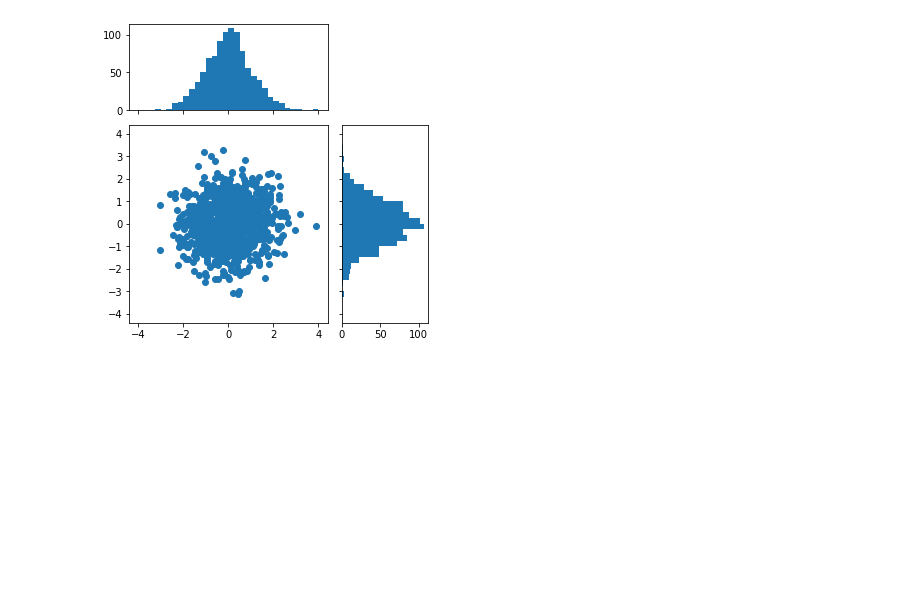
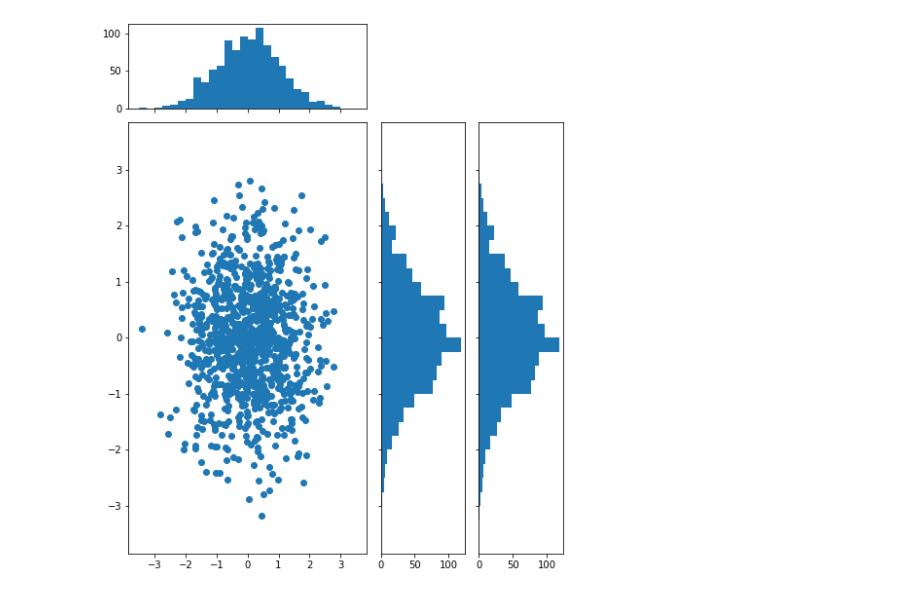
Before and after one commit to TheHelvetHawk/stageinfo, a Jupyter notebook: EBT3_ConvertToDose.ipynb, the cells around one changed output. Cells and saved outputs as stored; diff of their text form; code cells hidden in the pictures; blank space fills up the shorter version.

```diff
--- a/EBT3_ConvertToDose.ipynb
+++ b/EBT3_ConvertToDose.ipynb
@@ -135,47 +156,52 @@ x = np.random.randn(1000)
 y = np.random.randn(1000)
 
 
-fig, axScatter = plt.subplots(figsize=(5.5, 5.5))
+fig, axScatter = plt.subplots(figsize=(8, 10))
 
 # the scatter plot:
 axScatter.scatter(x, y)
-axScatter.set_aspect(1.)
 
 # create new axes on the right and on the top of the current axes
 # The first argument of the new_vertical(new_horizontal) method is
 # the height (width) of the axes to be created in inches.
 divider = make_axes_locatable(axScatter)
-axHistx = divider.append_axes("top", 1.2, pad=0.2, sharex=axScatter)
-axHisty = divider.append_axes("right", 1.2, pad=0.2, sharey=axScatter)
+axHistx = divider.append_axes('top', 1.2, pad=0.2, sharex=axScatter)
+axHisty = divider.append_axes('right', 1.2, pad=0.2, sharey=axScatter)
+axHisty2 = divider.append_axes('right', 1.2, pad=0.2, sharey=axScatter)
 
 # make some labels invisible
-plt.setp(axHistx.get_xticklabels() + axHisty.get_yticklabels(),
+plt.setp(axHistx.get_xticklabels() + axHisty.get_yticklabels() + axHisty2.get_yticklabels(),
          visible=False)
 
 # now determine nice limits by hand:
 binwidth = 0.25
 xymax = np.max([np.max(np.fabs(x)), np.max(np.fabs(y))])
 lim = (int(xymax/binwidth) + 1)*binwidth
 
 bins = np.arange(-lim, lim + binwidth, binwidth)
 axHistx.hist(x, bins=bins)
 axHisty.hist(y, bins=bins, orientation='horizontal')
+axHisty2.hist(y, bins=bins, orientation='horizontal')
 
 # the xaxis of axHistx and yaxis of axHisty are shared with axScatter,
 # thus there is no need to manually adjust the xlim and ylim of these
 # axis.
 
 #axHistx.axis["bottom"].major_ticklabels.set_visible(False)
 for tl in axHistx.get_xticklabels():
     tl.set_visible(False)
 axHistx.set_yticks([0, 50, 100])
 
 #axHisty.axis["left"].major_ticklabels.set_visible(False)
 for tl in axHisty.get_yticklabels():
     tl.set_visible(False)
 axHisty.set_xticks([0, 50, 100])
 
+for tl in axHisty2.get_yticklabels():
+    tl.set_visible(False)
+axHisty2.set_xticks([0, 50, 100])
+
 plt.draw()
 plt.show()
 # %% [output]
-[figure, old version]
+[figure, new version]
```
Also changed, not shown: parts of 5 cells of this notebook.
